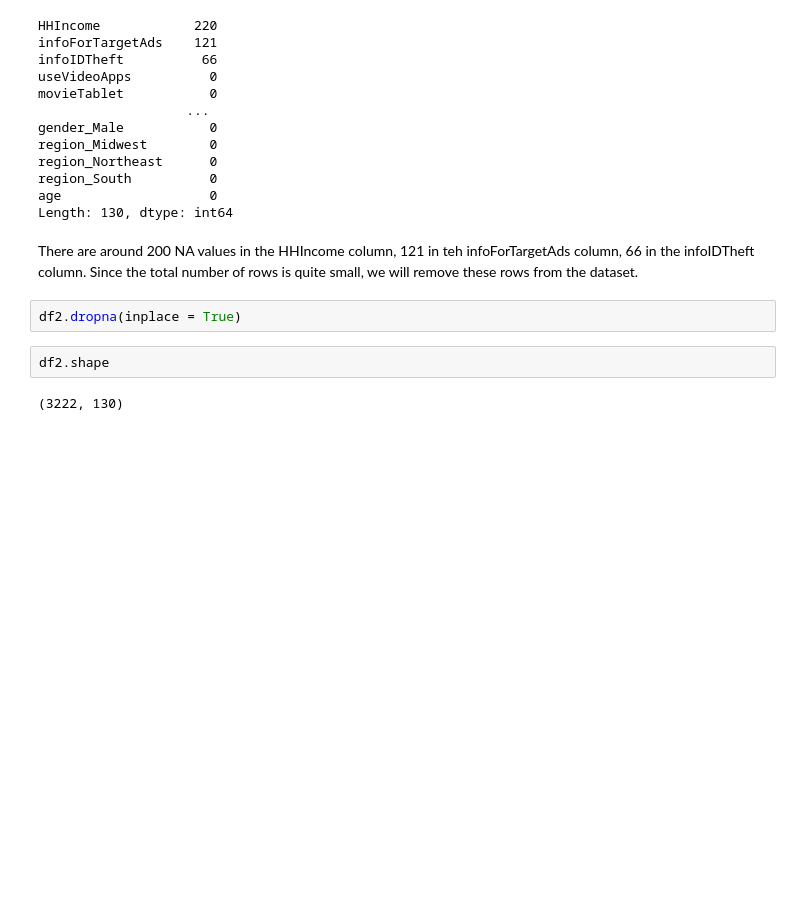
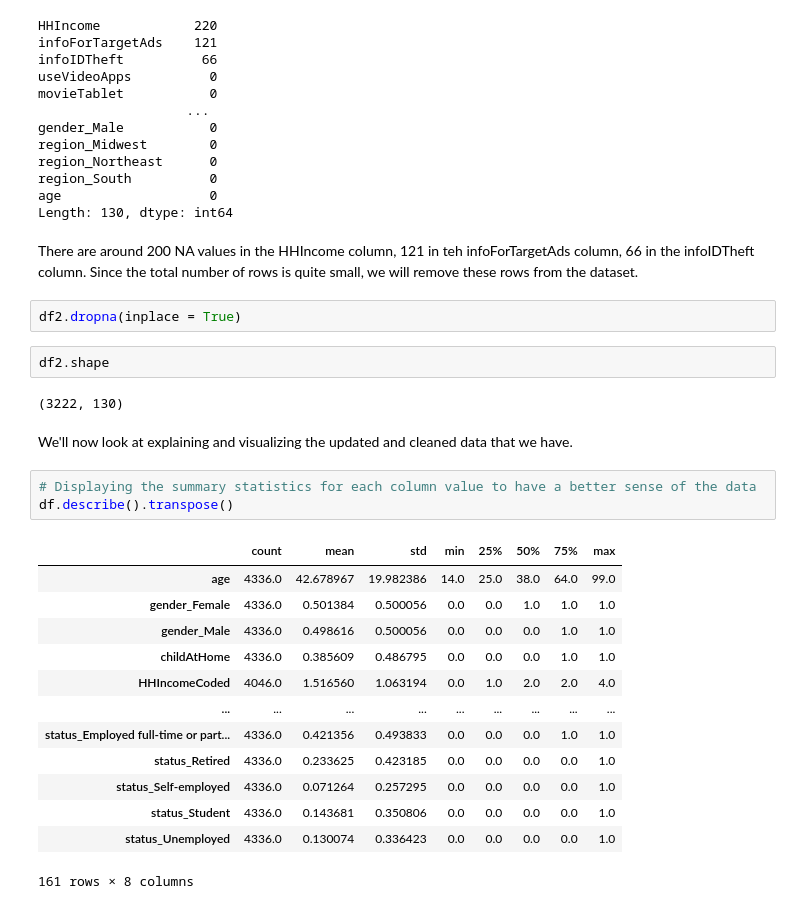
Before and after one commit to aud-z/DeloitteDigitalDemocracy, a Jupyter notebook: DSPM_v1.ipynb, the cells around one changed output. Drawn from its saved outputs; the diff is of its cells as text; blank space fills up the shorter version.

```diff
--- a/DSPM_v1.ipynb
+++ b/DSPM_v1.ipynb
@@ -376,3 +376,22 @@ df2.dropna(inplace = True)
 df2.shape
 # %% [output]
 (3222, 130)
+# %% [markdown]
+We'll now look at explaining and visualizing the updated and cleaned data that we have.
+# %%
+# Displaying the summary statistics for each column value to have a better sense of the data
+df.describe().transpose()
+# %% [output]
+|  | count | mean | std | min | 25% | 50% | 75% | max |
+| age | 4336.0 | 42.678967 | 19.982386 | 14.0 | 25.0 | 38.0 | 64.0 | 99.0 |
+| gender_Female | 4336.0 | 0.501384 | 0.500056 | 0.0 | 0.0 | 1.0 | 1.0 | 1.0 |
+| gender_Male | 4336.0 | 0.498616 | 0.500056 | 0.0 | 0.0 | 0.0 | 1.0 | 1.0 |
+| childAtHome | 4336.0 | 0.385609 | 0.486795 | 0.0 | 0.0 | 0.0 | 1.0 | 1.0 |
+| HHIncomeCoded | 4046.0 | 1.516560 | 1.063194 | 0.0 | 1.0 | 2.0 | 2.0 | 4.0 |
+| ... | ... | ... | ... | ... | ... | ... | ... | ... |
+| status_Employed full-time or part... | 4336.0 | 0.421356 | 0.493833 | 0.0 | 0.0 | 0.0 | 1.0 | 1.0 |
+| status_Retired | 4336.0 | 0.233625 | 0.423185 | 0.0 | 0.0 | 0.0 | 0.0 | 1.0 |
+| status_Self-employed | 4336.0 | 0.071264 | 0.257295 | 0.0 | 0.0 | 0.0 | 0.0 | 1.0 |
+| status_Student | 4336.0 | 0.143681 | 0.350806 | 0.0 | 0.0 | 0.0 | 0.0 | 1.0 |
+| status_Unemployed | 4336.0 | 0.130074 | 0.336423 | 0.0 | 0.0 | 0.0 | 0.0 | 1.0 |
+161 rows × 8 columns
```
